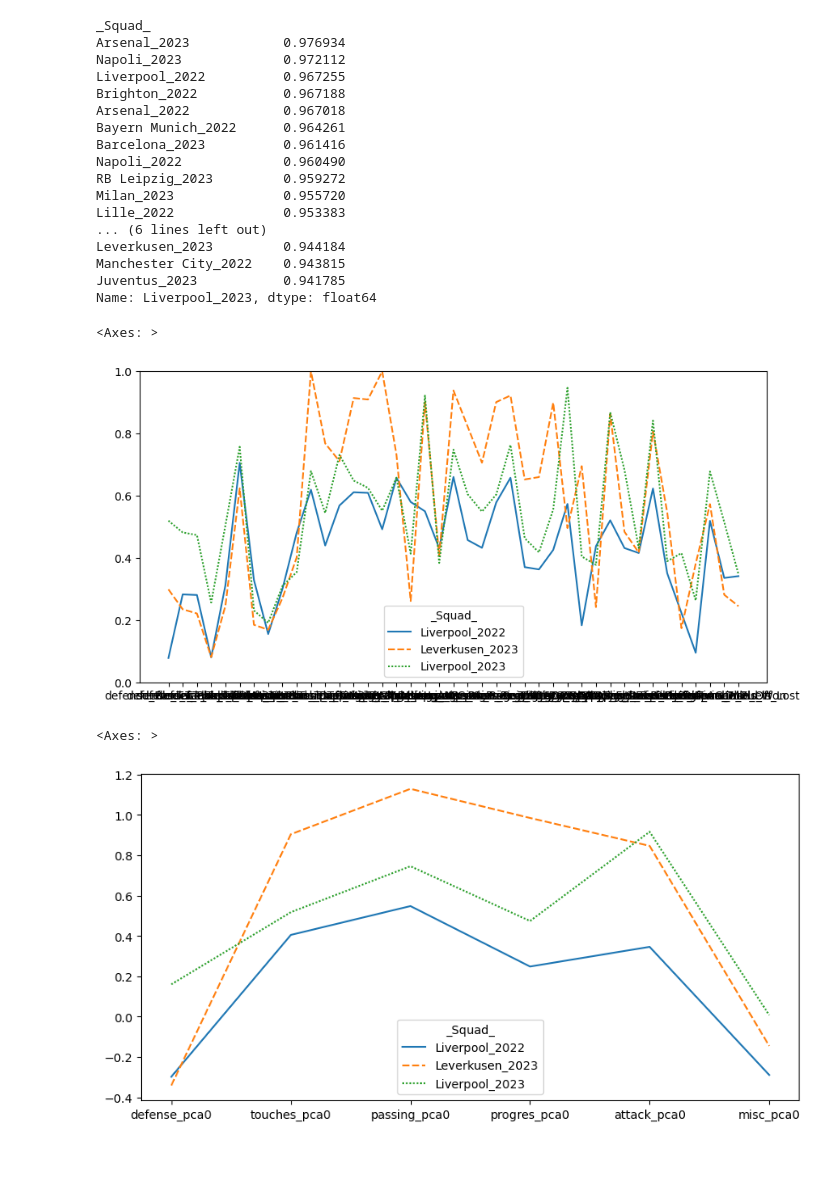
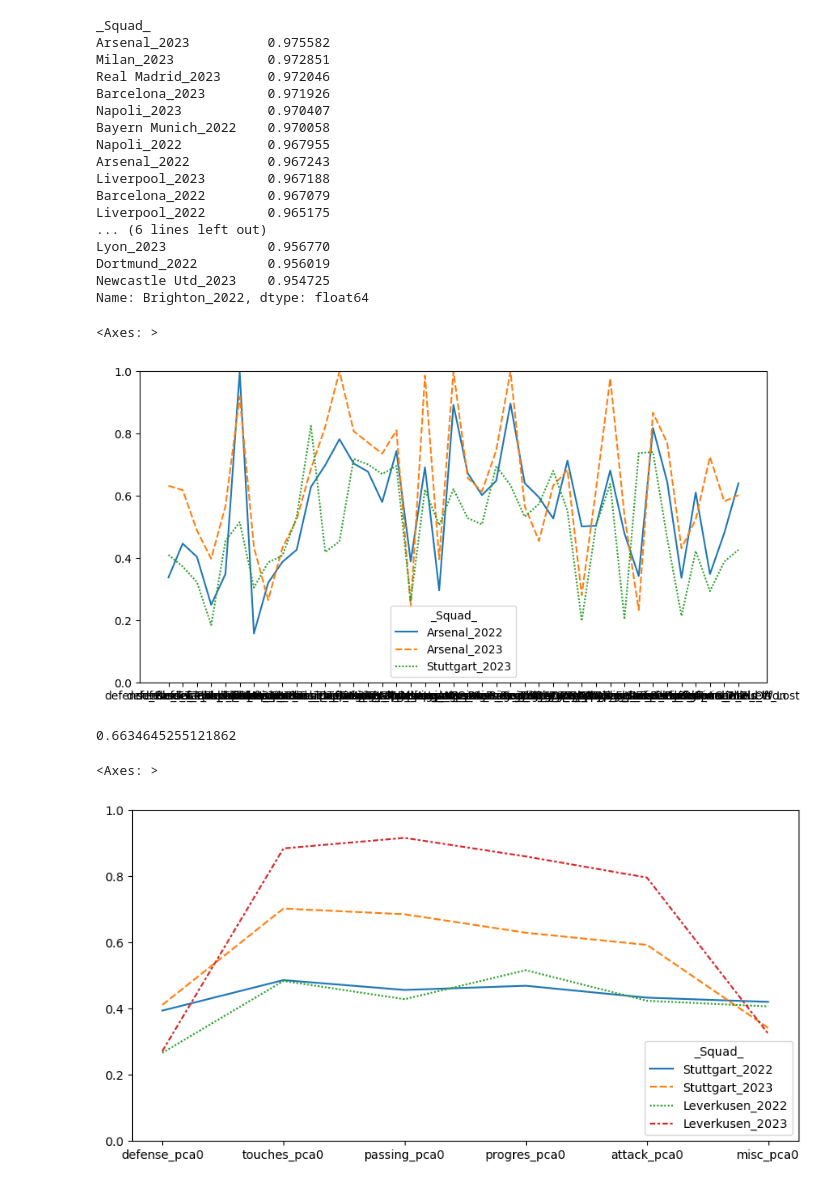
Before and after one commit to alibekk93/FM_skills_prediction, a Jupyter notebook: notebooks/02_team_similarity.ipynb, the cells around one changed output. Cells and saved outputs as stored; diff of their text form; code cells hidden in the pictures; blank space fills up the shorter version.

Commit message:
update of visuals in team similarity

```diff
--- a/notebooks/02_team_similarity.ipynb
+++ b/notebooks/02_team_similarity.ipynb
@@ -24,33 +24,33 @@ similarity_matrix_raw = cosine_similarity(team_data_scaled)
 # similarity_matrix_raw = euclidean_distances(team_data_2023_scaled)
 similarity_matrix_raw = pd.DataFrame(similarity_matrix, index=team_data_scaled.index, columns=team_data_scaled.index)
 # %%
-similarity_matrix_raw.loc['Liverpool_2023'].sort_values(ascending=False)[1:21]
+similarity_matrix_raw.loc['Brighton_2022'].sort_values(ascending=False)[1:21]
 # similarity_matrix_raw.loc['Liverpool'].sort_values(ascending=True)[1:21]
 # %% [output]
 _Squad_
-Arsenal_2023            0.976934
-Napoli_2023             0.972112
-Liverpool_2022          0.967255
-Brighton_2022           0.967188
-Arsenal_2022            0.967018
-Bayern Munich_2022      0.964261
-Barcelona_2023          0.961416
-Napoli_2022             0.960490
-RB Leipzig_2023         0.959272
-Milan_2023              0.955720
-Lille_2022              0.953383
+Arsenal_2023          0.975582
+Milan_2023            0.972851
+Real Madrid_2023      0.972046
+Barcelona_2023        0.971926
+Napoli_2023           0.970407
+Bayern Munich_2022    0.970058
+Napoli_2022           0.967955
+Arsenal_2022          0.967243
+Liverpool_2023        0.967188
+Barcelona_2022        0.967079
+Liverpool_2022        0.965175
 ... (6 lines left out)
-Leverkusen_2023         0.944184
-Manchester City_2022    0.943815
-Juventus_2023           0.941785
-Name: Liverpool_2023, dtype: float64
+Lyon_2023             0.956770
+Dortmund_2022         0.956019
+Newcastle Utd_2023    0.954725
+Name: Brighton_2022, dtype: float64
 # %%
 fig, ax = plt.subplots(figsize=(10,5))
 ax.set_ylim(0,1)
-sns.lineplot(data=team_data_scaled.loc[['Liverpool_2022', 'Leverkusen_2023', 'Liverpool_2023']].T, ax=ax)
+sns.lineplot(data=team_data_scaled.loc[['Arsenal_2022', 'Arsenal_2023', 'Stuttgart_2023']].T, ax=ax)
 # %% [output]
 <Axes: >
-[figure, old version]
+[figure, new version]
 # %%
 from sklearn.decomposition import PCA
 
@@ -58,6 +58,7 @@ pca = PCA(n_components=1)
 # %%
 team_data_pca = pd.DataFrame(index=team_data_scaled.index)
 pca_types_dict = {}
+explained_variance_total = 0
 
 for column_group in stat_types_dict.keys():
         current_columns = stat_types_dict[column_group]
@@ -65,3 +66,9 @@ for column_group in stat_types_dict.keys():
         pca_names = f'{column_group}_' + pca.get_feature_names_out()
         pca_types_dict[column_group] = pca_names.tolist()
         team_data_pca[pca_names] = pca_result
+        explained_variance_total += pca.explained_variance_ratio_
+
+explained_variance_total /= len(pca_types_dict)
+explained_variance_total[0]
+# %% [output]
+0.6634645255121862
@@ -68,7 +78,8 @@ for column_group in stat_types_dict.keys():
 # %%
 fig, ax = plt.subplots(figsize=(10,5))
-# ax.set_ylim(0,1)
-sns.lineplot(data=team_data_pca.loc[['Liverpool_2022', 'Leverkusen_2023', 'Liverpool_2023']].T, ax=ax)
+ax.set_ylim(0, 1)
+sns.lineplot(data=team_data_pca_scaled.loc[['Stuttgart_2022', 'Stuttgart_2023',
+                                            'Leverkusen_2022', 'Leverkusen_2023']].T, ax=ax)
 # %% [output]
 <Axes: >
-[figure, old version]
+[figure, new version]
```
Also changed, not shown: parts of 2 cells of this notebook.
